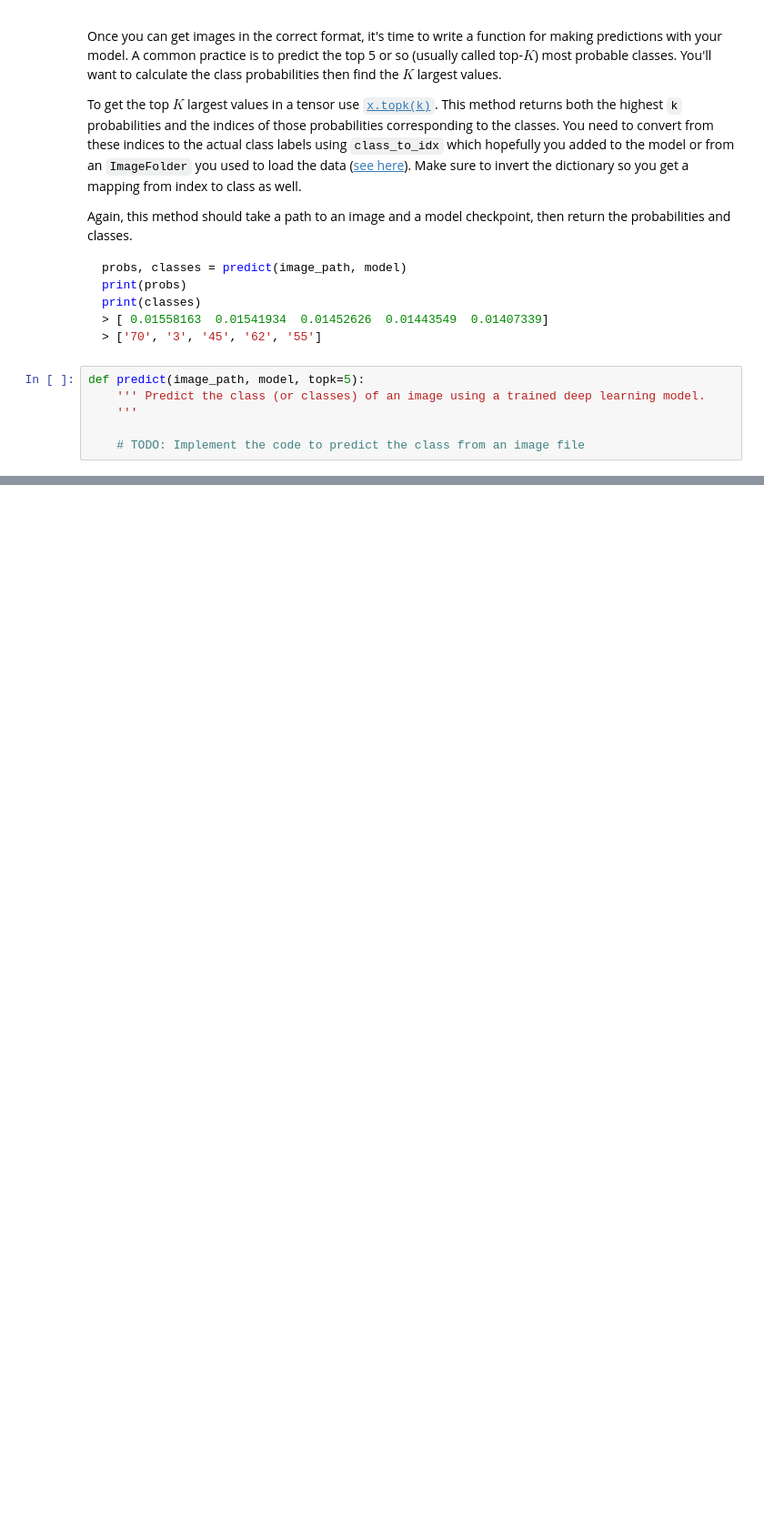
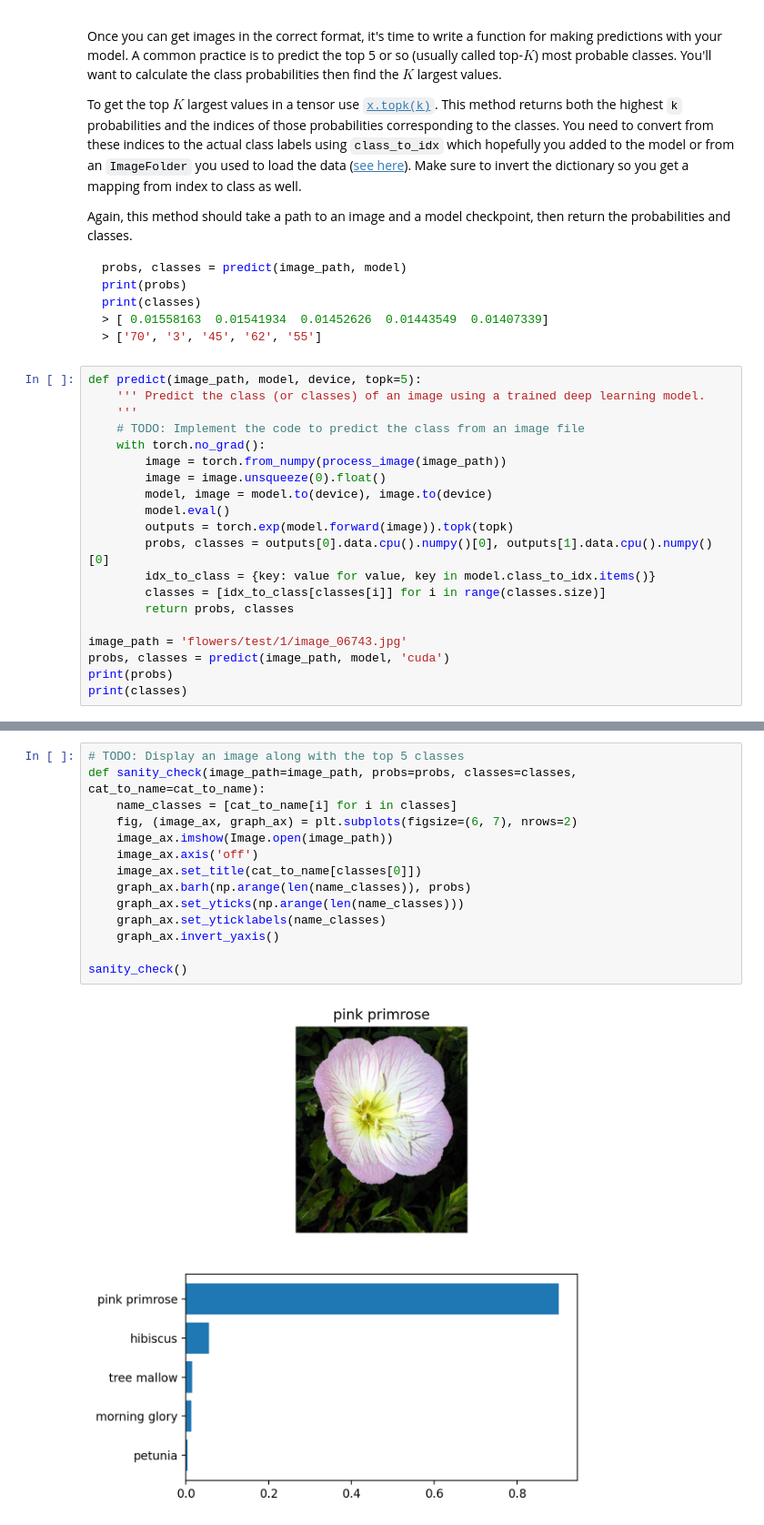
Before and after one commit to n1ghtf4l1/aws-deepracer-2022-august, a Jupyter notebook: aipnd-project/Image Classifier Project.ipynb, the cells around one changed output, grey strips where cells are left out. Shown at 91% size. Drawn from its saved outputs; the diff is of its cells as text; blank space fills up the shorter version.

````diff
--- a/aipnd-project/Image Classifier Project.ipynb
+++ b/aipnd-project/Image Classifier Project.ipynb
@@ -202,9 +337,23 @@ print(classes)
 > [ 0.01558163  0.01541934  0.01452626  0.01443549  0.01407339]
 > ['70', '3', '45', '62', '55']
 ```
-# %%
-def predict(image_path, model, topk=5):
-    ''' Predict the class (or classes) of an image using a trained deep learning model.
-    '''
-
-    # TODO: Implement the code to predict the class from an image file
+# %%
+def predict(image_path, model, device, topk=5):
+    ''' Predict the class (or classes) of an image using a trained deep learning model.
+    '''
+    # TODO: Implement the code to predict the class from an image file
+    with torch.no_grad():
+        image = torch.from_numpy(process_image(image_path))
+        image = image.unsqueeze(0).float()
+        model, image = model.to(device), image.to(device)
+        model.eval()
+        outputs = torch.exp(model.forward(image)).topk(topk)
+        probs, classes = outputs[0].data.cpu().numpy()[0], outputs[1].data.cpu().numpy()[0]
+        idx_to_class = {key: value for value, key in model.class_to_idx.items()}
+        classes = [idx_to_class[classes[i]] for i in range(classes.size)]
+        return probs, classes
+
+image_path = 'flowers/test/1/image_06743.jpg'
+probs, classes = predict(image_path, model, 'cuda')
+print(probs)
+print(classes)
@@ -220,0 +371,16 @@ You can convert from the class integer encoding to actual flower names with the
+# %%
+# TODO: Display an image along with the top 5 classes
+def sanity_check(image_path=image_path, probs=probs, classes=classes, cat_to_name=cat_to_name):
+    name_classes = [cat_to_name[i] for i in classes]
+    fig, (image_ax, graph_ax) = plt.subplots(figsize=(6, 7), nrows=2)
+    image_ax.imshow(Image.open(image_path))
+    image_ax.axis('off')
+    image_ax.set_title(cat_to_name[classes[0]])
+    graph_ax.barh(np.arange(len(name_classes)), probs)
+    graph_ax.set_yticks(np.arange(len(name_classes)))
+    graph_ax.set_yticklabels(name_classes)
+    graph_ax.invert_yaxis()
+
+sanity_check()
+# %% [output]
+[figure, added]
````
Also changed, not shown: parts of 19 cells of this notebook, 2 other files.
